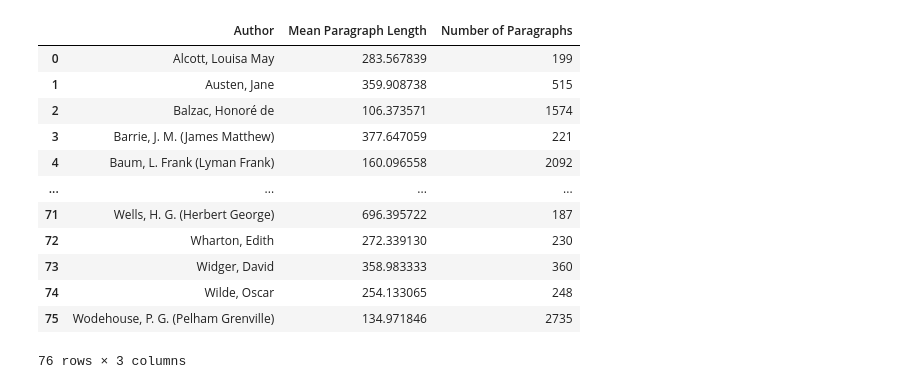
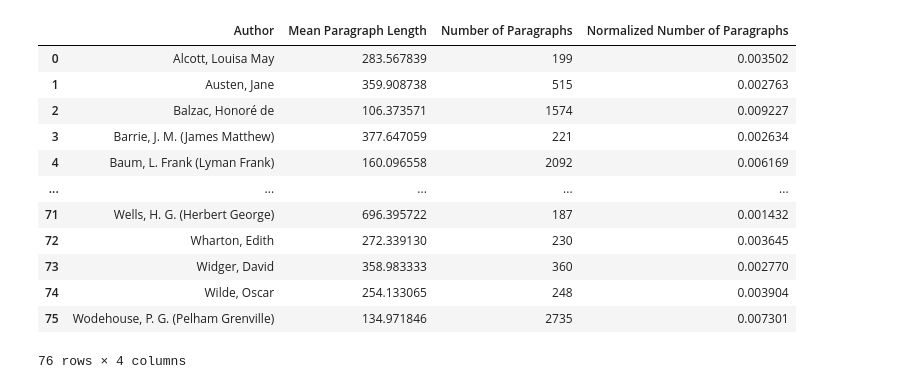
Before and after one commit to camilaborinsky/NLP-books, a Jupyter notebook: eda.ipynb, the cells around one changed output. Cells and saved outputs as stored; diff of their text form; code cells hidden in the pictures.

```diff
--- a/eda.ipynb
+++ b/eda.ipynb
@@ -11,28 +14,29 @@ def get_book_paragraphs(book:str):
 # %%
 #for each author, get mean paragraph length
 authors = []
 mean_paragraph_lengths = []
 num_paragraphs = []
+normalized_num_paragraphs = []
 for index, row in df_metadata.iterrows():
     authors.append(row['Authors'])
     paragraphs = get_book_paragraphs(row['Books'])
     num_paragraphs.append(len(paragraphs))
     mean_paragraph_lengths.append(np.mean([len(paragraph) for paragraph in paragraphs]))
-
+    normalized_num_paragraphs.append(len(paragraphs)/len(row['Books']))
 #sort by mean paragraph length
-df_paragraphs = pd.DataFrame({'Author': authors, 'Mean Paragraph Length': mean_paragraph_lengths, 'Number of Paragraphs': num_paragraphs})
+df_paragraphs = pd.DataFrame({'Author': authors, 'Mean Paragraph Length': mean_paragraph_lengths, 'Number of Paragraphs': num_paragraphs, 'Normalized Number of Paragraphs': normalized_num_paragraphs})
 df_paragraphs
 # %% [output]
-|  | Author | Mean Paragraph Length | Number of Paragraphs |
-| 0 | Alcott, Louisa May | 283.567839 | 199 |
-| 1 | Austen, Jane | 359.908738 | 515 |
-| 2 | Balzac, Honoré de | 106.373571 | 1574 |
-| 3 | Barrie, J. M. (James Matthew) | 377.647059 | 221 |
-| 4 | Baum, L. Frank (Lyman Frank) | 160.096558 | 2092 |
-| ... | ... | ... | ... |
-| 71 | Wells, H. G. (Herbert George) | 696.395722 | 187 |
-| 72 | Wharton, Edith | 272.339130 | 230 |
-| 73 | Widger, David | 358.983333 | 360 |
-| 74 | Wilde, Oscar | 254.133065 | 248 |
-| 75 | Wodehouse, P. G. (Pelham Grenville) | 134.971846 | 2735 |
+|  | Author | Mean Paragraph Length | Number of Paragraphs | Normalized Number of Paragraphs |
+| 0 | Alcott, Louisa May | 283.567839 | 199 | 0.003502 |
+| 1 | Austen, Jane | 359.908738 | 515 | 0.002763 |
+| 2 | Balzac, Honoré de | 106.373571 | 1574 | 0.009227 |
+| 3 | Barrie, J. M. (James Matthew) | 377.647059 | 221 | 0.002634 |
+| 4 | Baum, L. Frank (Lyman Frank) | 160.096558 | 2092 | 0.006169 |
+| ... | ... | ... | ... | ... |
+| 71 | Wells, H. G. (Herbert George) | 696.395722 | 187 | 0.001432 |
+| 72 | Wharton, Edith | 272.339130 | 230 | 0.003645 |
+| 73 | Widger, David | 358.983333 | 360 | 0.002770 |
+| 74 | Wilde, Oscar | 254.133065 | 248 | 0.003904 |
+| 75 | Wodehouse, P. G. (Pelham Grenville) | 134.971846 | 2735 | 0.007301 |
-76 rows × 3 columns
+76 rows × 4 columns
```
Also changed, not shown: parts of 12 cells of this notebook.
